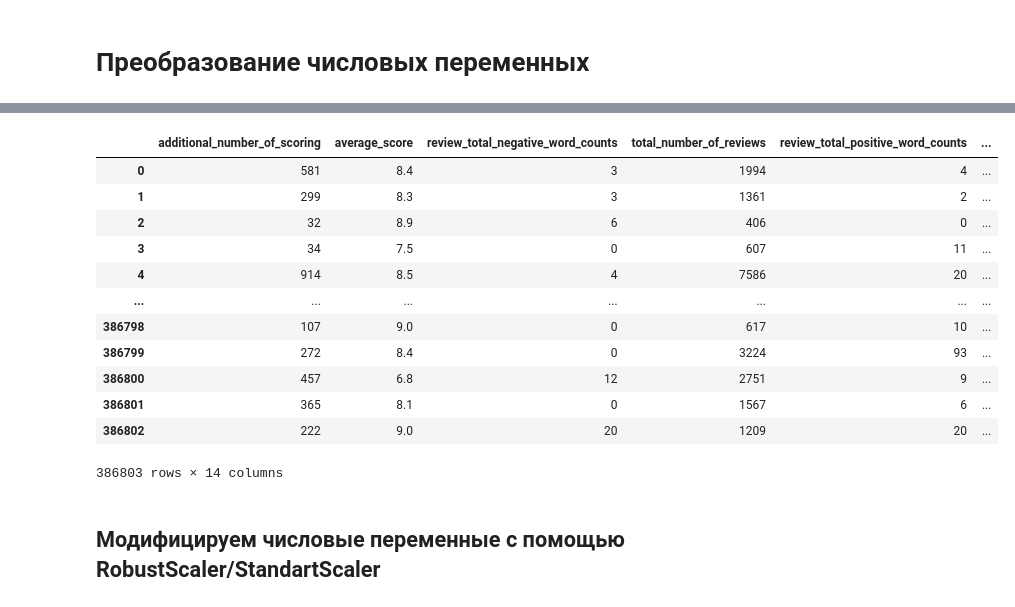
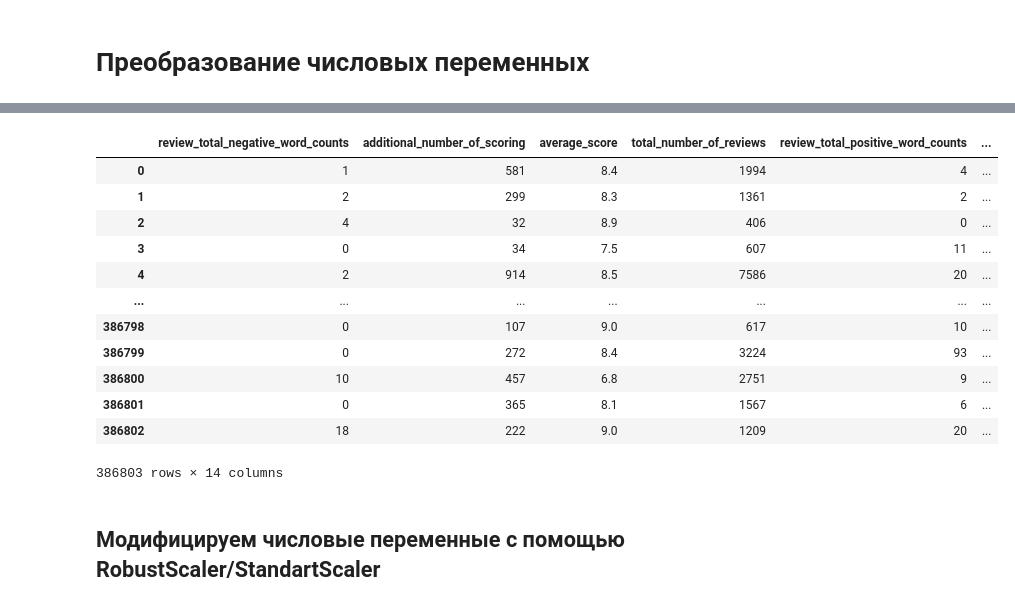
Before and after one commit to YarikKa2/EDA_Feature_Engineering__StudyProject_3, a Jupyter notebook: code/EDA_FeatureEng.ipynb, the cells around one changed output, grey strips where cells are left out. Drawn from its saved outputs; the diff is of its cells as text; code cells hidden in the pictures.

```diff
--- a/code/EDA_FeatureEng.ipynb
+++ b/code/EDA_FeatureEng.ipynb
@@ -200,7 +200,7 @@ ObjDataHotel['negative_review'] = \
 
 # Заменяем ложно-негативные на 0, истинно негативные на 1
 ObjDataHotel['negative_review'] = \
-    ObjDataHotel['negative_review'].apply(lambda x: 0 if x in NonNegList else 1)
+    ObjDataHotel['negative_review'].apply(lambda x: 0 if x in NonNegList or x.startswith('nothing')  else 1)
 
 NegRewMod = ObjDataHotel['negative_review'].to_frame()
 # %% [markdown]
@@ -596,0 +587,36 @@ DateOfReview = DateOfReview.drop('review_date', axis=1)
+# %%
+neg_word_cnt = hotels_data.review_total_negative_word_counts.to_frame()
+neg_word_cnt = pd.concat([hotels_data['negative_review'], neg_word_cnt], axis=1)
+
+
+# На первом этапе разделяем убираем из строк пробелы в начале и в конце
+neg_word_cnt['negative_review'] = \
+    neg_word_cnt['negative_review'].apply(lambda x: x[1:] if x.startswith(' ') else x)
+neg_word_cnt['negative_review'] = \
+    neg_word_cnt['negative_review'].apply(lambda x: 'None' if x == '' else x)
+neg_word_cnt['negative_review'] = \
+    neg_word_cnt['negative_review'].apply(lambda x: x[:-1] if x[-1] == ' ' else x)
+
+
+# Затем подсчитываем количество слов в строке уже без лишних проблов
+neg_word_cnt['negative_review'] = \
+    neg_word_cnt['negative_review'].apply(lambda x: x.split(' '))
+neg_word_cnt['review_total_negative_word_counts'] = \
+    neg_word_cnt['negative_review'].apply(len)
+
+# Убираем оригинальный столбец 'negative_review' из датафрейма hotels_data и
+# добавляем модифицированный 'negative_review' из ObjDataHotel
+neg_word_cnt.drop(['negative_review'], axis=1, inplace=True)
+neg_word_cnt = pd.concat([ObjDataHotel['negative_review'], neg_word_cnt], axis=1)
+
+
+
+# В столюце 'review_total_negative_word_counts' заменяем на ноль значения,
+# соответствующие ложно-негативным комментариям
+neg_word_cnt['review_total_negative_word_counts'] =\
+    neg_word_cnt.apply(lambda x: x['review_total_negative_word_counts'] \
+        if x['negative_review'] == 1 else 0, axis=1)
+
+# Оставляем только столбец эreview_total_negative_word_counts
+neg_word_cnt.drop(['negative_review'], axis=1, inplace=True)
+neg_word_cnt.head(10)
@@ -597,27 +635,28 @@ DateOfReview = DateOfReview.drop('review_date', axis=1)
 # %%
 # Выделяем столбцы с числовыми переменными в отдельный датафрейм
 NumDataHotel = hotels_data.drop(['hotel_address', 'hotel_name', 'lat', 'lng',
+                                 'review_total_negative_word_counts',
                             'reviewer_nationality', 'negative_review', 'review_date',
                             'positive_review', 'tags', 'reviewer_score'], axis=1)
 
 NumDataHotel['days_since_review'] =\
     NumDataHotel['days_since_review'].apply(lambda x: int(re.findall(r'\d+', x)[0]))
 
-NumDataHotel = pd.concat([NumDataHotel, InitialDf, DateOfReview], axis=1)
+NumDataHotel = pd.concat([neg_word_cnt, NumDataHotel, InitialDf, DateOfReview], axis=1)
 NumDataHotel
 # %% [output]
-|  | additional_number_of_scoring | average_score | review_total_negative_word_counts | total_number_of_reviews | review_total_positive_word_counts | ... |
-| 0 | 581 | 8.4 | 3 | 1994 | 4 | ... |
-| 1 | 299 | 8.3 | 3 | 1361 | 2 | ... |
-| 2 | 32 | 8.9 | 6 | 406 | 0 | ... |
-| 3 | 34 | 7.5 | 0 | 607 | 11 | ... |
-| 4 | 914 | 8.5 | 4 | 7586 | 20 | ... |
+|  | review_total_negative_word_counts | additional_number_of_scoring | average_score | total_number_of_reviews | review_total_positive_word_counts | ... |
+| 0 | 1 | 581 | 8.4 | 1994 | 4 | ... |
+| 1 | 2 | 299 | 8.3 | 1361 | 2 | ... |
+| 2 | 4 | 32 | 8.9 | 406 | 0 | ... |
+| 3 | 0 | 34 | 7.5 | 607 | 11 | ... |
+| 4 | 2 | 914 | 8.5 | 7586 | 20 | ... |
 | ... | ... | ... | ... | ... | ... | ... |
-| 386798 | 107 | 9.0 | 0 | 617 | 10 | ... |
-| 386799 | 272 | 8.4 | 0 | 3224 | 93 | ... |
-| 386800 | 457 | 6.8 | 12 | 2751 | 9 | ... |
-| 386801 | 365 | 8.1 | 0 | 1567 | 6 | ... |
-| 386802 | 222 | 9.0 | 20 | 1209 | 20 | ... |
+| 386798 | 0 | 107 | 9.0 | 617 | 10 | ... |
+| 386799 | 0 | 272 | 8.4 | 3224 | 93 | ... |
+| 386800 | 10 | 457 | 6.8 | 2751 | 9 | ... |
+| 386801 | 0 | 365 | 8.1 | 1567 | 6 | ... |
+| 386802 | 18 | 222 | 9.0 | 1209 | 20 | ... |
 386803 rows × 14 columns
 # %% [markdown]
 ## Модифицируем числовые переменные с помощью RobustScaler/StandartScaler
```
Also changed, not shown: parts of 15 cells of this notebook.
